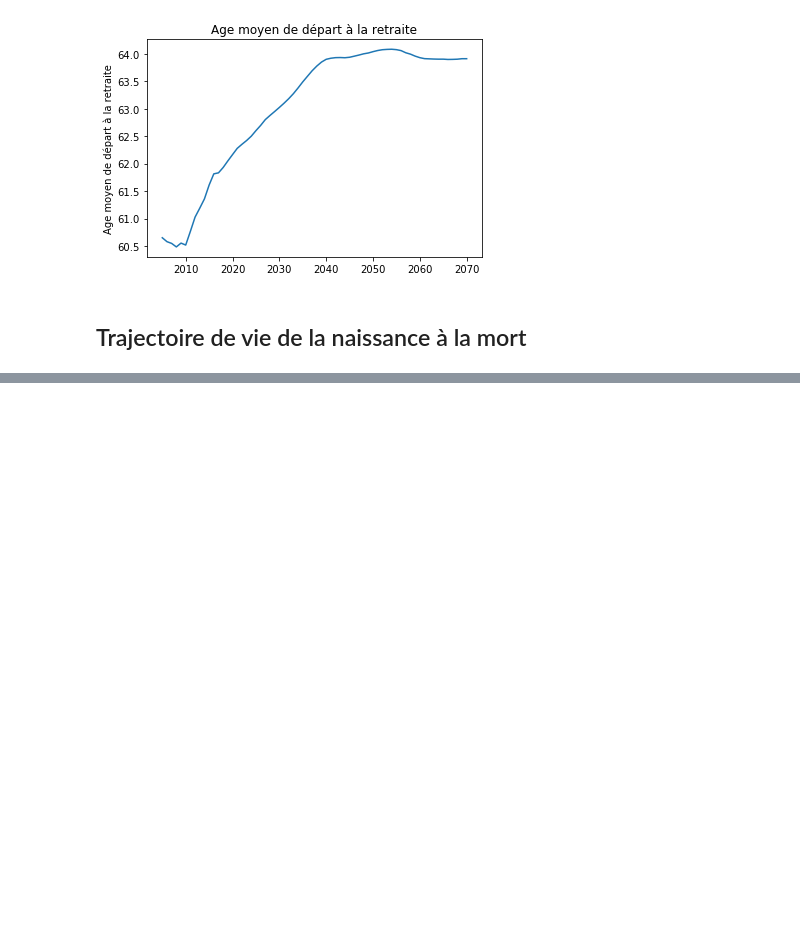
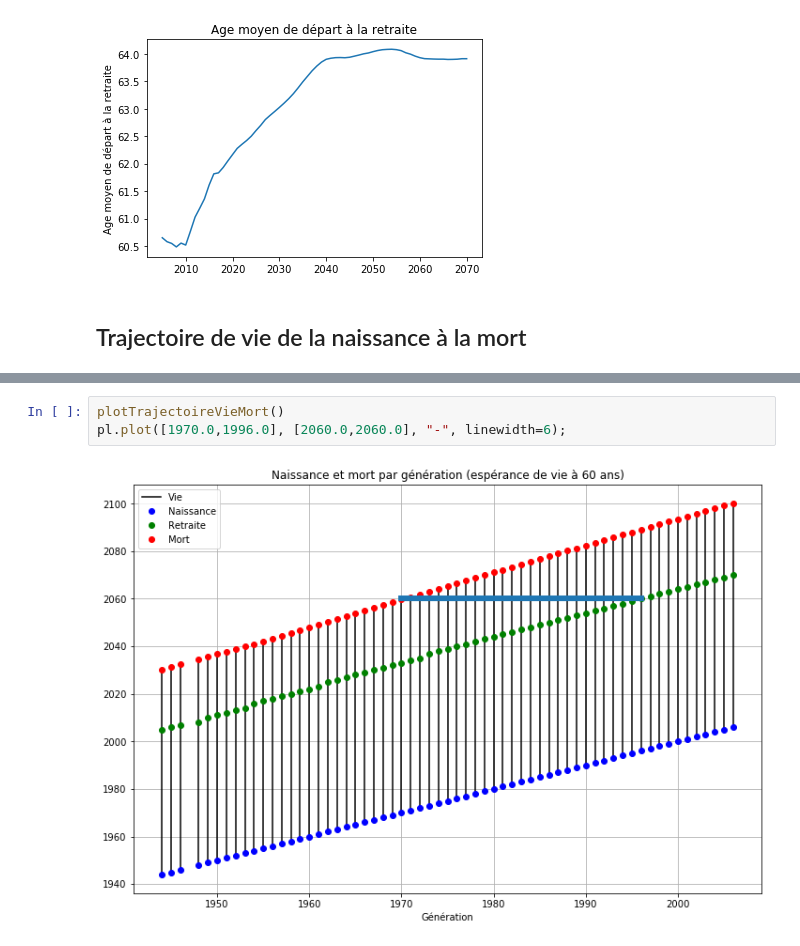
Before and after one commit to brunoscherrer/retraites, a Jupyter notebook: doc/Calcule-naissance-retraite-mort.ipynb, the cells around one changed output, grey strips where cells are left out. Saved outputs shown, nothing was run; the diff lists cells and outputs as text; blank space fills up the shorter version.

```diff
--- a/doc/Calcule-naissance-retraite-mort.ipynb
+++ b/doc/Calcule-naissance-retraite-mort.ipynb
@@ -68,0 +79,5 @@ pl.legend();
+# %%
+plotTrajectoireVieMort()
+pl.plot([1970.0,1996.0], [2060.0,2060.0], "-", linewidth=6);
+# %% [output]
+[figure, added]
```
Also changed, not shown: parts of 4 cells of this notebook, 2 other files.
